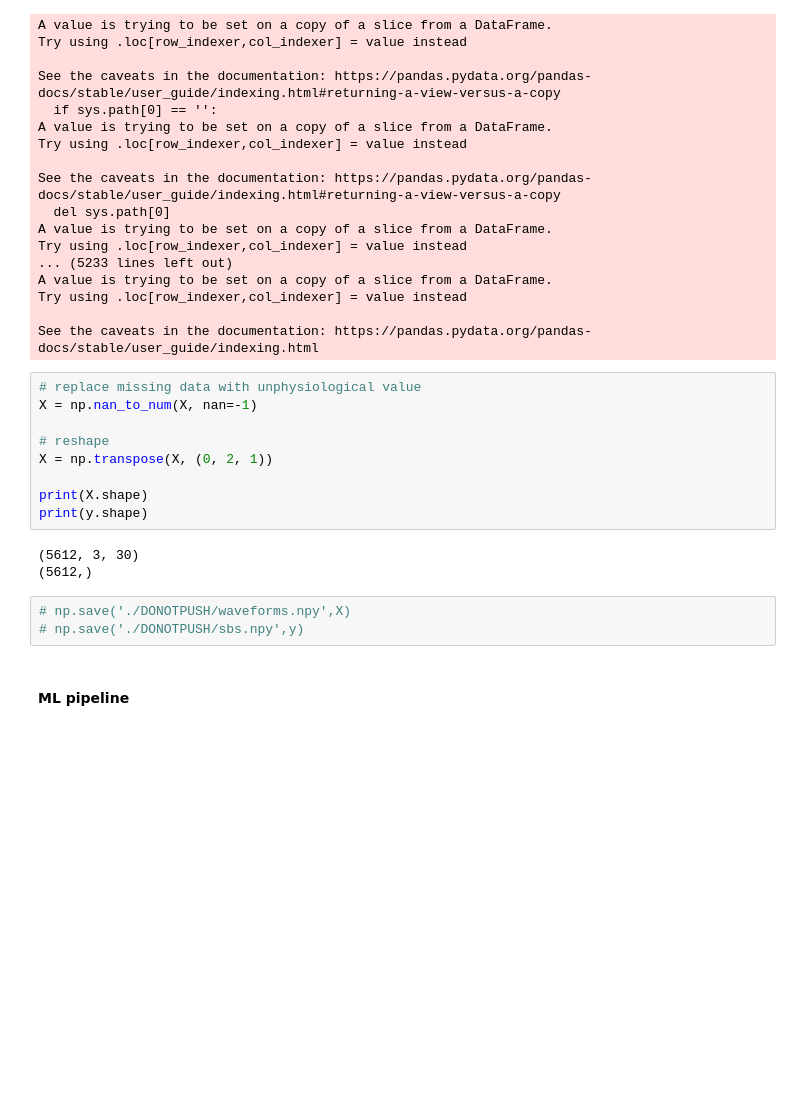
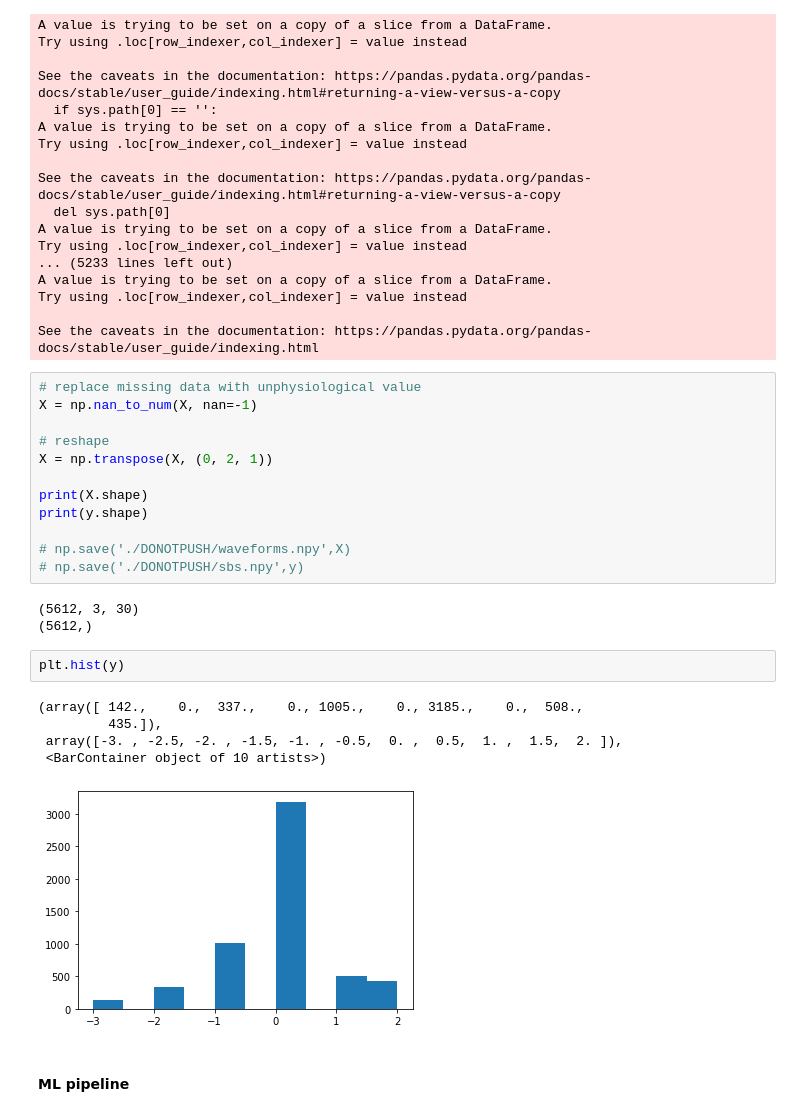
Before and after one commit to fyng/PedAccel, a Jupyter notebook: JHU SAFE/patient_sbs.ipynb, the cells around one changed output. Drawn from its saved outputs; the diff is of its cells as text; blank space fills up the shorter version.

```diff
--- a/JHU SAFE/patient_sbs.ipynb
+++ b/JHU SAFE/patient_sbs.ipynb
@@ -340,12 +340,20 @@ X = np.transpose(X, (0, 2, 1))
 
 print(X.shape)
 print(y.shape)
+
+# np.save('./DONOTPUSH/waveforms.npy',X)
+# np.save('./DONOTPUSH/sbs.npy',y)
 # %% [output]
 (5612, 3, 30)
 (5612,)
-# %%
-# np.save('./DONOTPUSH/waveforms.npy',X)
-# np.save('./DONOTPUSH/sbs.npy',y)
+# %%
+plt.hist(y)
+# %% [output]
+(array([ 142.,    0.,  337.,    0., 1005.,    0., 3185.,    0.,  508.,
+         435.]),
+ array([-3. , -2.5, -2. , -1.5, -1. , -0.5,  0. ,  0.5,  1. ,  1.5,  2. ]),
+ <BarContainer object of 10 artists>)
+[figure, added]
 # %% [markdown]
 #### ML pipeline
 # %%
```
Also changed, not shown: parts of 3 cells of this notebook.
